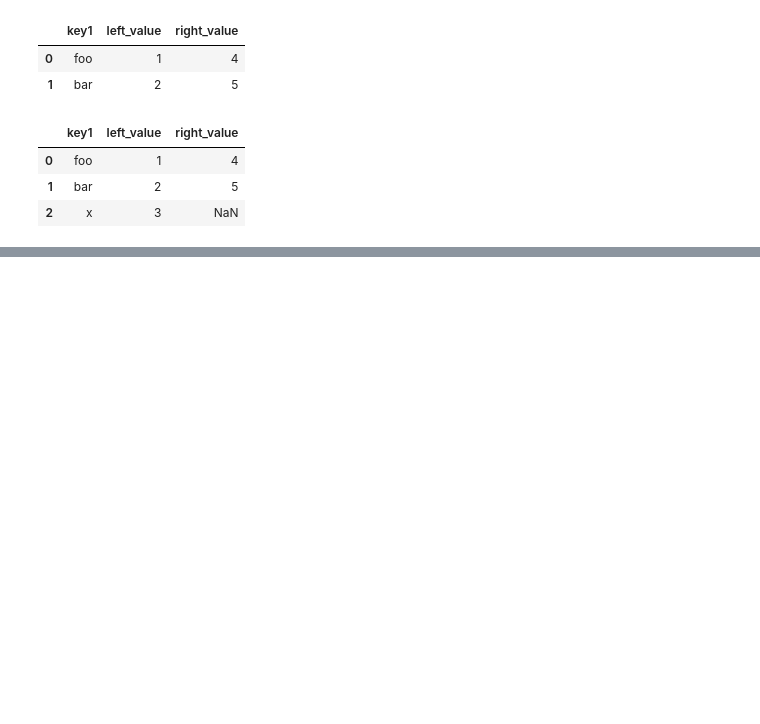
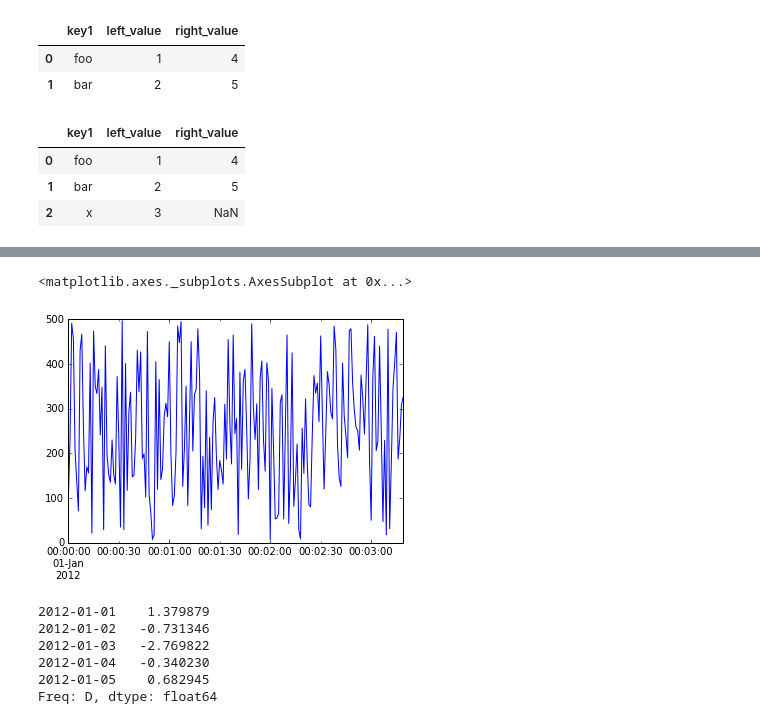
Before and after one commit to Sz593/PPA_Notes, a Jupyter notebook: 2 Data Analysis in Python/018 Introduction to Pandas.ipynb, the cells around one changed output, grey strips where cells are left out. Cells and saved outputs as stored; diff of their text form; code cells hidden in the pictures; blank space fills up the shorter version.

```diff
--- a/2 Data Analysis in Python/018 Introduction to Pandas.ipynb
+++ b/2 Data Analysis in Python/018 Introduction to Pandas.ipynb
@@ -756,0 +762,5 @@ df7.groupby(['A', 'B']).sum()
+# %%
+rng = pd.date_range('1/1/2012', periods=200, freq='S')
+# %%
+timestmp = pd.Series(np.random.randint(0, 500, len(rng)), index=rng)
+timestmp.head()
@@ -756,0 +782,16 @@ df7.groupby(['A', 'B']).sum()
+# %%
+timestmp.plot()
+# %% [output]
+<matplotlib.axes._subplots.AxesSubplot at 0x...>
+[figure, added]
+# %%
+rng2 = pd.date_range('1/1/2012', periods=1000, freq='D')
+timestmp2 = pd.Series(np.random.randn(1000), index=rng2)
+timestmp2.head()
+# %% [output]
+2012-01-01    1.379879
+2012-01-02   -0.731346
+2012-01-03   -2.769822
+2012-01-04   -0.340230
+2012-01-05    0.682945
+Freq: D, dtype: float64
```
Also changed, not shown: parts of 59 cells of this notebook, 3 other files.
